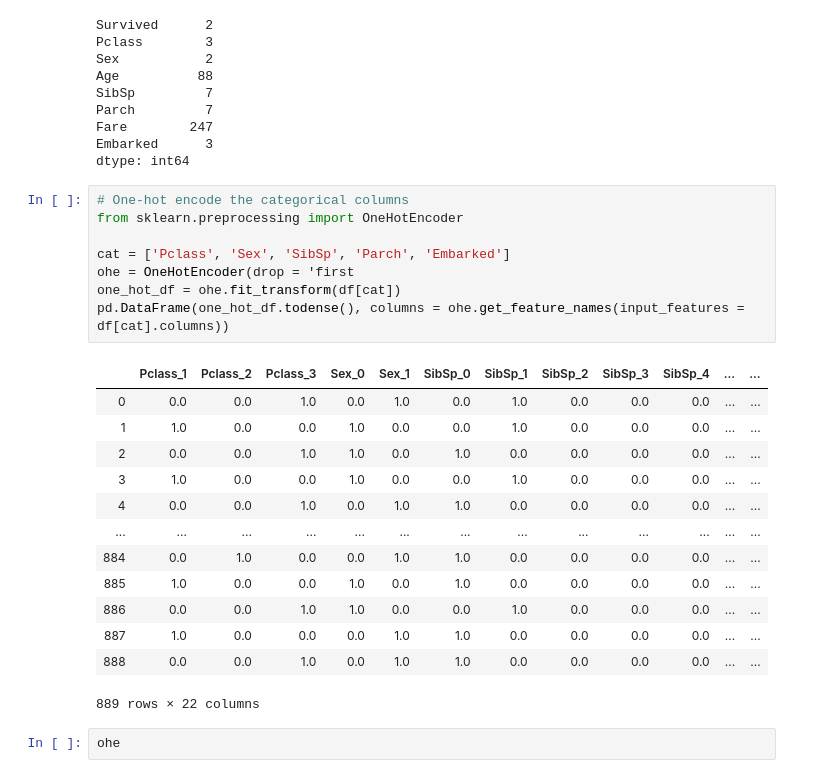
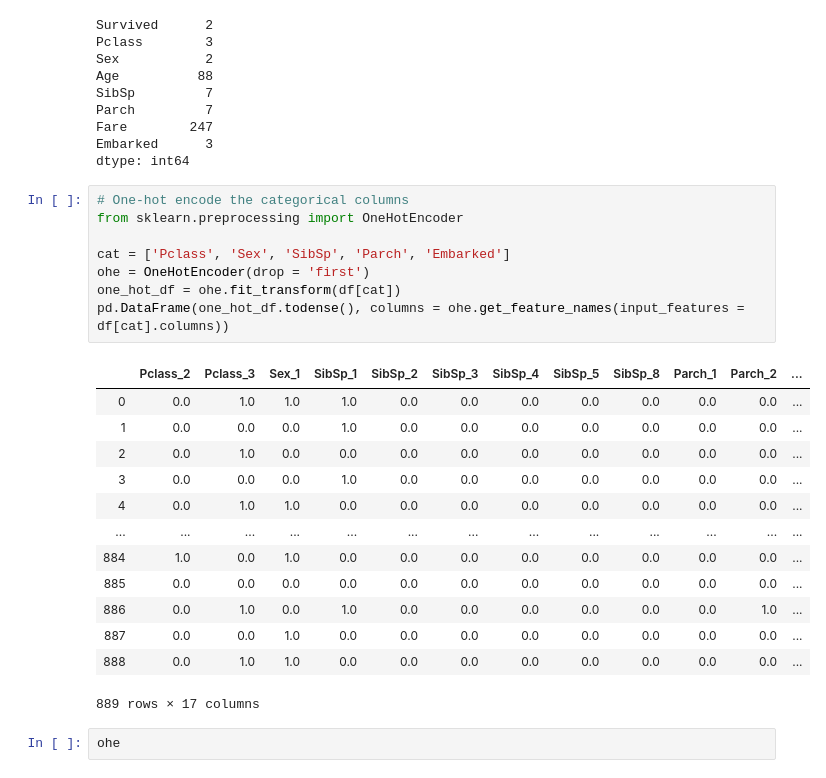
Before and after one commit to gywooo1/dsc-knn-with-scikit-learn-lab-hbs-ds-060120, a Jupyter notebook: index.ipynb, the cells around one changed output. Drawn from its saved outputs; the diff is of its cells as text.

```diff
--- a/index.ipynb
+++ b/index.ipynb
@@ -162,25 +162,25 @@ dtype: int64
 # %%
 # One-hot encode the categorical columns
 from sklearn.preprocessing import OneHotEncoder
 
 cat = ['Pclass', 'Sex', 'SibSp', 'Parch', 'Embarked']
-ohe = OneHotEncoder(drop = 'first
+ohe = OneHotEncoder(drop = 'first')
 one_hot_df = ohe.fit_transform(df[cat])
 pd.DataFrame(one_hot_df.todense(), columns = ohe.get_feature_names(input_features = df[cat].columns))
 # %% [output]
-|  | Pclass_1 | Pclass_2 | Pclass_3 | Sex_0 | Sex_1 | SibSp_0 | SibSp_1 | SibSp_2 | SibSp_3 | SibSp_4 | ... | ... |
-| 0 | 0.0 | 0.0 | 1.0 | 0.0 | 1.0 | 0.0 | 1.0 | 0.0 | 0.0 | 0.0 | ... | ... |
-| 1 | 1.0 | 0.0 | 0.0 | 1.0 | 0.0 | 0.0 | 1.0 | 0.0 | 0.0 | 0.0 | ... | ... |
-| 2 | 0.0 | 0.0 | 1.0 | 1.0 | 0.0 | 1.0 | 0.0 | 0.0 | 0.0 | 0.0 | ... | ... |
-| 3 | 1.0 | 0.0 | 0.0 | 1.0 | 0.0 | 0.0 | 1.0 | 0.0 | 0.0 | 0.0 | ... | ... |
-| 4 | 0.0 | 0.0 | 1.0 | 0.0 | 1.0 | 1.0 | 0.0 | 0.0 | 0.0 | 0.0 | ... | ... |
+|  | Pclass_2 | Pclass_3 | Sex_1 | SibSp_1 | SibSp_2 | SibSp_3 | SibSp_4 | SibSp_5 | SibSp_8 | Parch_1 | Parch_2 | ... |
+| 0 | 0.0 | 1.0 | 1.0 | 1.0 | 0.0 | 0.0 | 0.0 | 0.0 | 0.0 | 0.0 | 0.0 | ... |
+| 1 | 0.0 | 0.0 | 0.0 | 1.0 | 0.0 | 0.0 | 0.0 | 0.0 | 0.0 | 0.0 | 0.0 | ... |
+| 2 | 0.0 | 1.0 | 0.0 | 0.0 | 0.0 | 0.0 | 0.0 | 0.0 | 0.0 | 0.0 | 0.0 | ... |
+| 3 | 0.0 | 0.0 | 0.0 | 1.0 | 0.0 | 0.0 | 0.0 | 0.0 | 0.0 | 0.0 | 0.0 | ... |
+| 4 | 0.0 | 1.0 | 1.0 | 0.0 | 0.0 | 0.0 | 0.0 | 0.0 | 0.0 | 0.0 | 0.0 | ... |
 | ... | ... | ... | ... | ... | ... | ... | ... | ... | ... | ... | ... | ... |
-| 884 | 0.0 | 1.0 | 0.0 | 0.0 | 1.0 | 1.0 | 0.0 | 0.0 | 0.0 | 0.0 | ... | ... |
-| 885 | 1.0 | 0.0 | 0.0 | 1.0 | 0.0 | 1.0 | 0.0 | 0.0 | 0.0 | 0.0 | ... | ... |
-| 886 | 0.0 | 0.0 | 1.0 | 1.0 | 0.0 | 0.0 | 1.0 | 0.0 | 0.0 | 0.0 | ... | ... |
-| 887 | 1.0 | 0.0 | 0.0 | 0.0 | 1.0 | 1.0 | 0.0 | 0.0 | 0.0 | 0.0 | ... | ... |
-| 888 | 0.0 | 0.0 | 1.0 | 0.0 | 1.0 | 1.0 | 0.0 | 0.0 | 0.0 | 0.0 | ... | ... |
+| 884 | 1.0 | 0.0 | 1.0 | 0.0 | 0.0 | 0.0 | 0.0 | 0.0 | 0.0 | 0.0 | 0.0 | ... |
+| 885 | 0.0 | 0.0 | 0.0 | 0.0 | 0.0 | 0.0 | 0.0 | 0.0 | 0.0 | 0.0 | 0.0 | ... |
+| 886 | 0.0 | 1.0 | 0.0 | 1.0 | 0.0 | 0.0 | 0.0 | 0.0 | 0.0 | 0.0 | 1.0 | ... |
+| 887 | 0.0 | 0.0 | 1.0 | 0.0 | 0.0 | 0.0 | 0.0 | 0.0 | 0.0 | 0.0 | 0.0 | ... |
+| 888 | 0.0 | 1.0 | 1.0 | 0.0 | 0.0 | 0.0 | 0.0 | 0.0 | 0.0 | 0.0 | 0.0 | ... |
-889 rows × 22 columns
+889 rows × 17 columns
 # %%
 ohe
 # %% [output]
```
